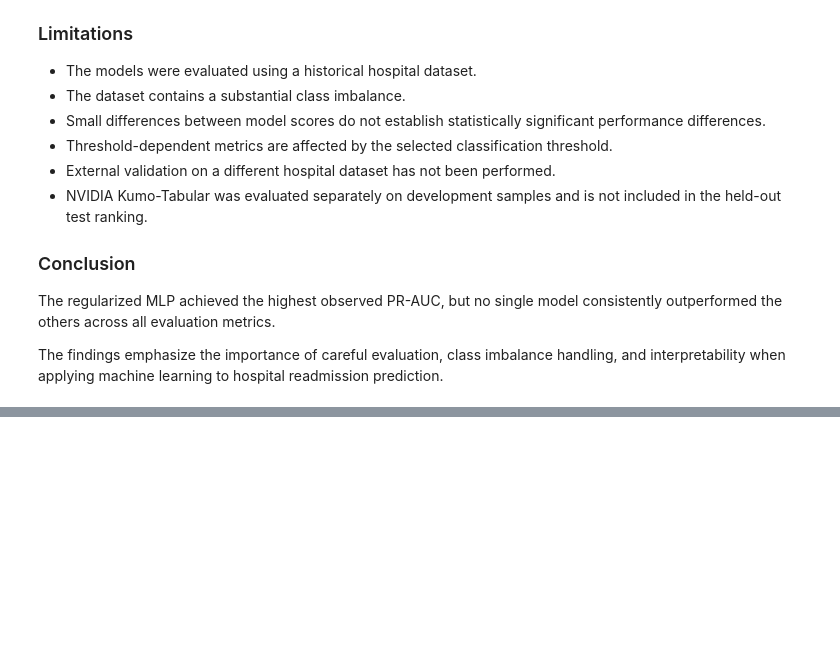
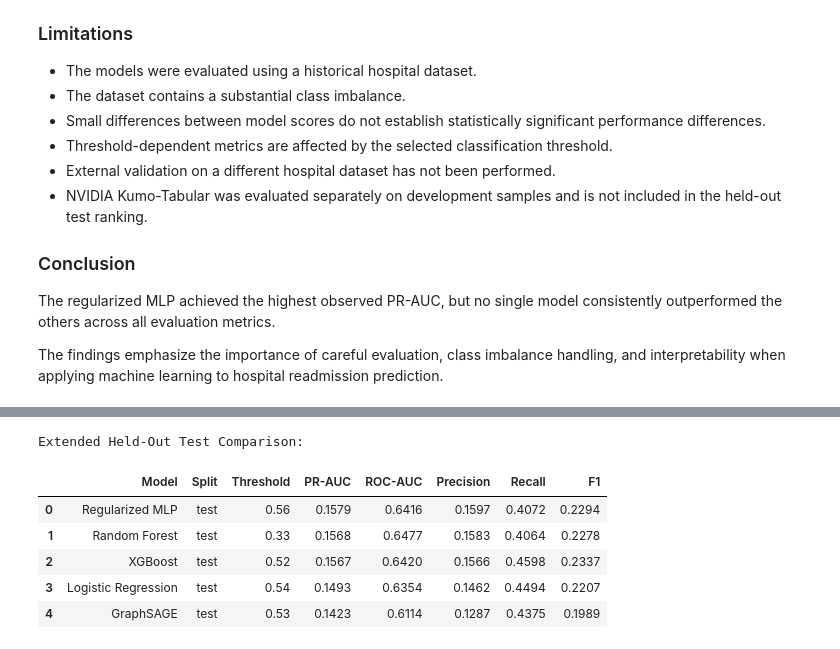
Before and after one commit to bahaali273/COMP9170-Hospital-Readmission, a Jupyter notebook: notebooks/05_model_comparison.ipynb, the cells around one changed output, grey strips where cells are left out. Drawn from its saved outputs; the diff is of its cells as text; code cells hidden in the pictures; blank space fills up the shorter version.

```diff
--- a/notebooks/05_model_comparison.ipynb
+++ b/notebooks/05_model_comparison.ipynb
@@ -305,0 +337,41 @@ machine learning to hospital readmission prediction.
+# %%
+
+import pandas as pd
+
+# Add GraphSAGE held-out test results
+gnn_result = pd.DataFrame([{
+    "Model": "GraphSAGE",
+    "Split": "test",
+    "Threshold": 0.53,
+    "PR-AUC": 0.1423,
+    "ROC-AUC": 0.6114,
+    "Precision": 0.1287,
+    "Recall": 0.4375,
+    "F1": 0.1989
+}])
+
+# Avoid duplicate GraphSAGE rows if this cell is rerun
+comparison_df = comparison_df[
+    comparison_df["Model"] != "GraphSAGE"
+].copy()
+
+comparison_df = pd.concat(
+    [comparison_df, gnn_result],
+    ignore_index=True
+)
+
+comparison_df = comparison_df.sort_values(
+    "PR-AUC",
+    ascending=False
+).reset_index(drop=True)
+
+print("Extended Held-Out Test Comparison:")
+display(comparison_df.round(4))
+# %% [output]
+Extended Held-Out Test Comparison:
+|  | Model | Split | Threshold | PR-AUC | ROC-AUC | Precision | Recall | F1 |
+| 0 | Regularized MLP | test | 0.56 | 0.1579 | 0.6416 | 0.1597 | 0.4072 | 0.2294 |
+| 1 | Random Forest | test | 0.33 | 0.1568 | 0.6477 | 0.1583 | 0.4064 | 0.2278 |
+| 2 | XGBoost | test | 0.52 | 0.1567 | 0.6420 | 0.1566 | 0.4598 | 0.2337 |
+| 3 | Logistic Regression | test | 0.54 | 0.1493 | 0.6354 | 0.1462 | 0.4494 | 0.2207 |
+| 4 | GraphSAGE | test | 0.53 | 0.1423 | 0.6114 | 0.1287 | 0.4375 | 0.1989 |
```
Also changed, not shown: parts of 2 cells of this notebook.
